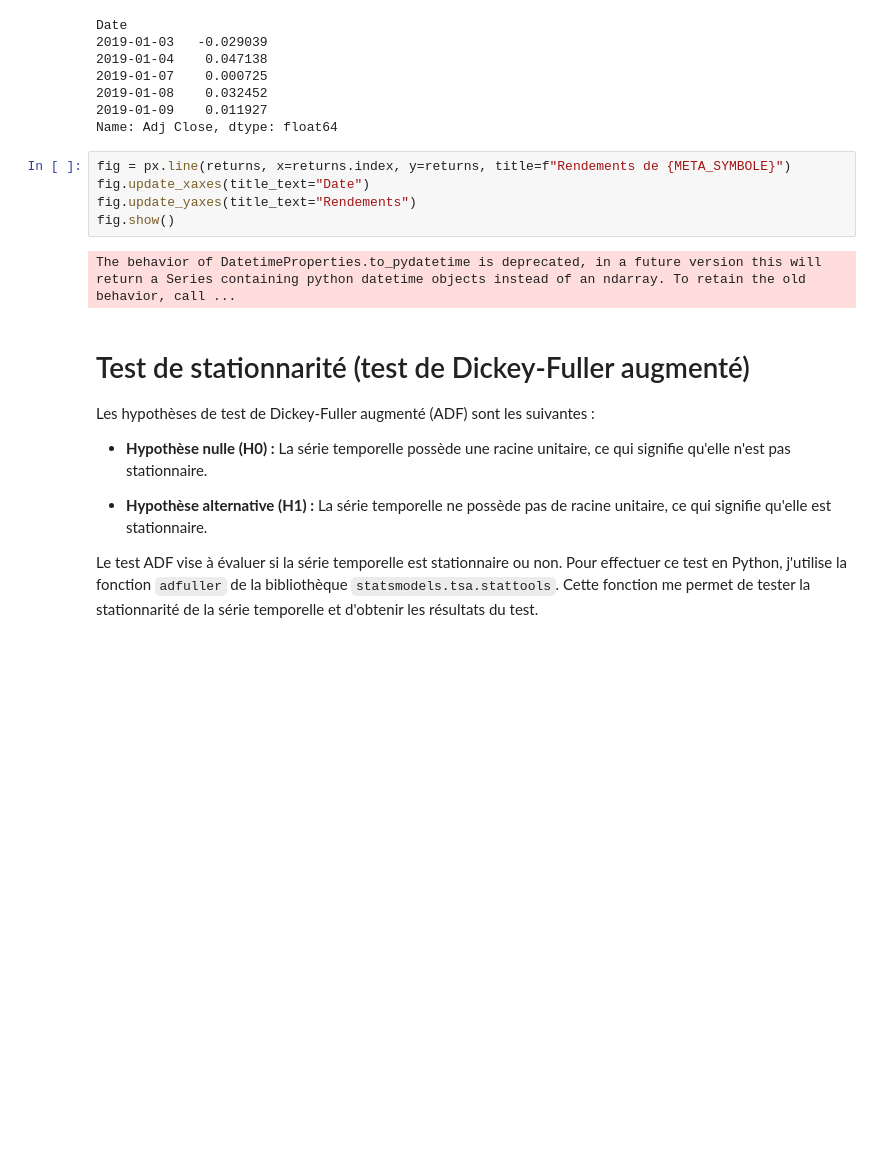
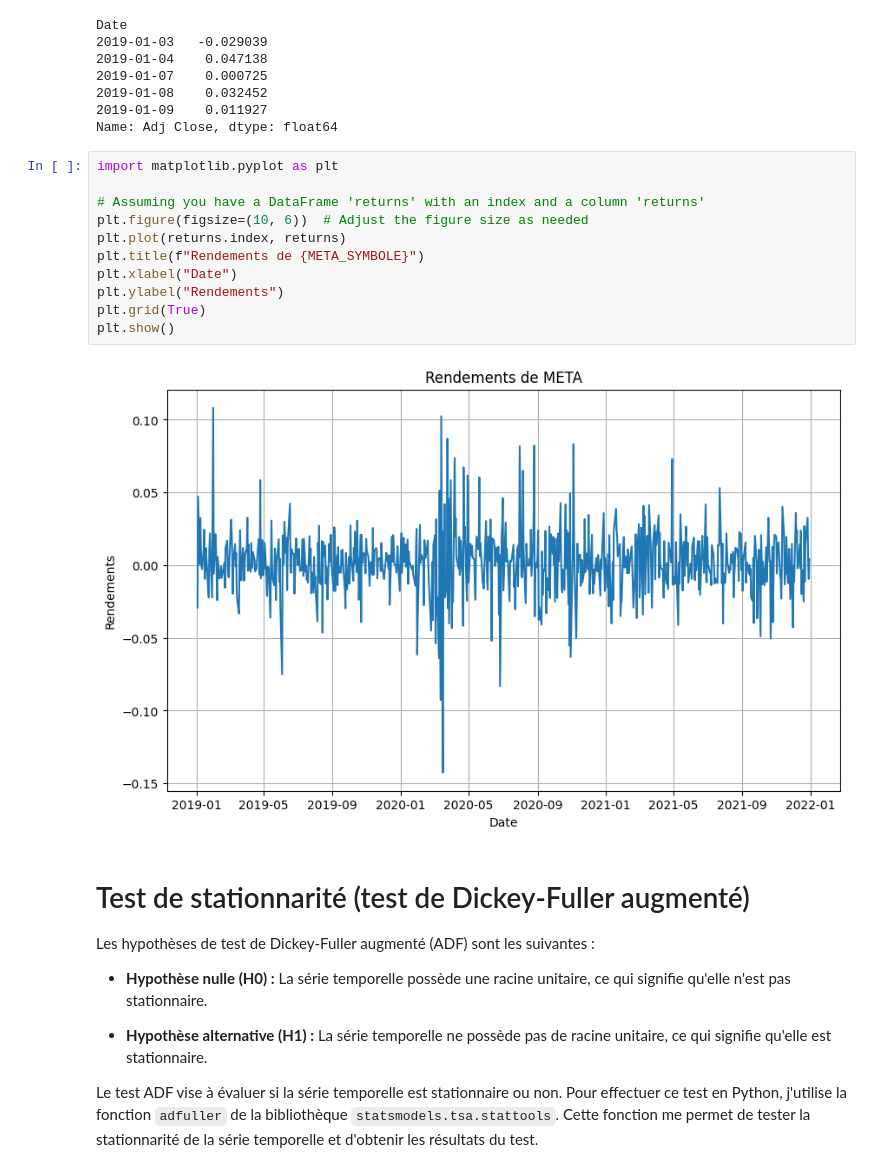
Before and after one commit to maria-aboulaala/Meta_analysis, a Jupyter notebook: analysis.ipynb, the cells around one changed output. Drawn from its saved outputs; the diff is of its cells as text; blank space fills up the shorter version.

```diff
--- a/analysis.ipynb
+++ b/analysis.ipynb
@@ -55,13 +61,19 @@ Date
 2019-01-08    0.032452
 2019-01-09    0.011927
 Name: Adj Close, dtype: float64
-# %%
-fig = px.line(returns, x=returns.index, y=returns, title=f"Rendements de {META_SYMBOLE}")
-fig.update_xaxes(title_text="Date")
-fig.update_yaxes(title_text="Rendements")
-fig.show()
-# %% [output]
-The behavior of DatetimeProperties.to_pydatetime is deprecated, in a future version this will return a Series containing python datetime objects instead of an ndarray. To retain the old behavior, call ...
+# %%
+import matplotlib.pyplot as plt
+
+# Assuming you have a DataFrame 'returns' with an index and a column 'returns'
+plt.figure(figsize=(10, 6))  # Adjust the figure size as needed
+plt.plot(returns.index, returns)
+plt.title(f"Rendements de {META_SYMBOLE}")
+plt.xlabel("Date")
+plt.ylabel("Rendements")
+plt.grid(True)
+plt.show()
+# %% [output]
+[figure, added]
 # %% [markdown]
 # Test de stationnarité (test de Dickey-Fuller augmenté)
 Les hypothèses de test de Dickey-Fuller augmenté (ADF) sont les suivantes :
```
Also changed, not shown: parts of 2 cells of this notebook, 1 other file.
